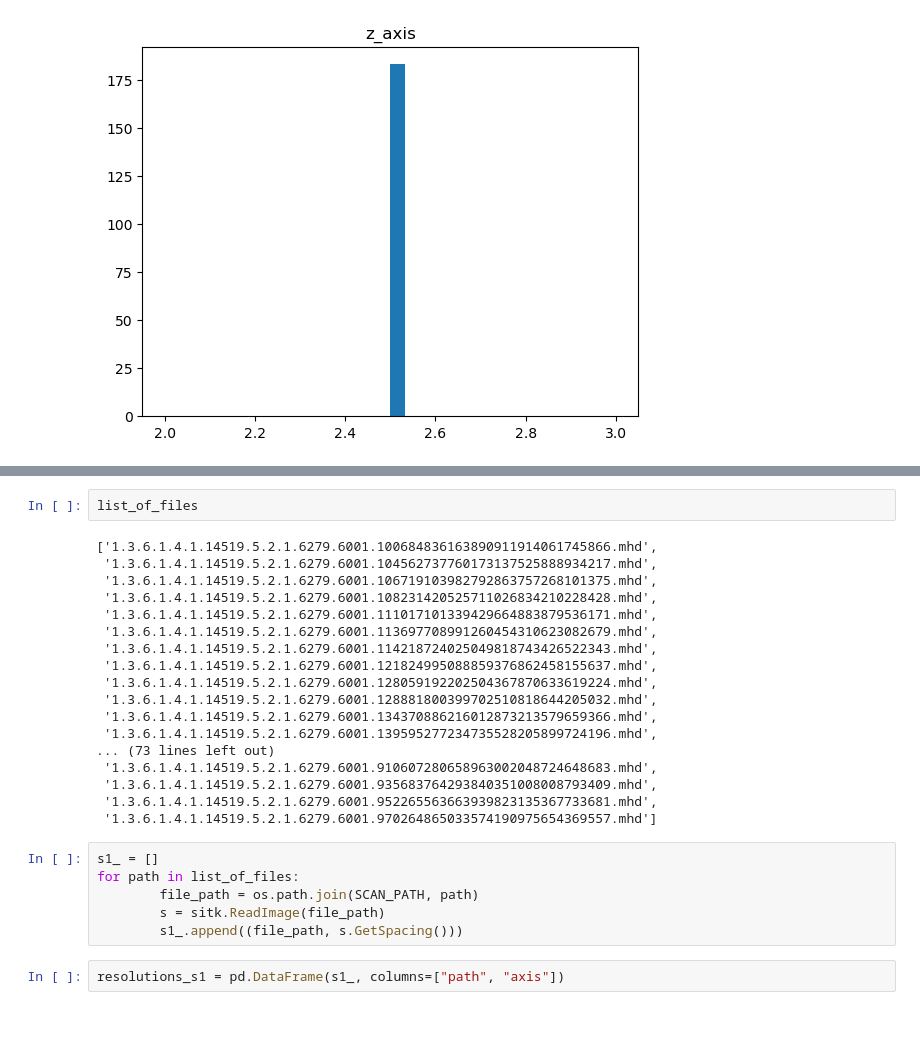
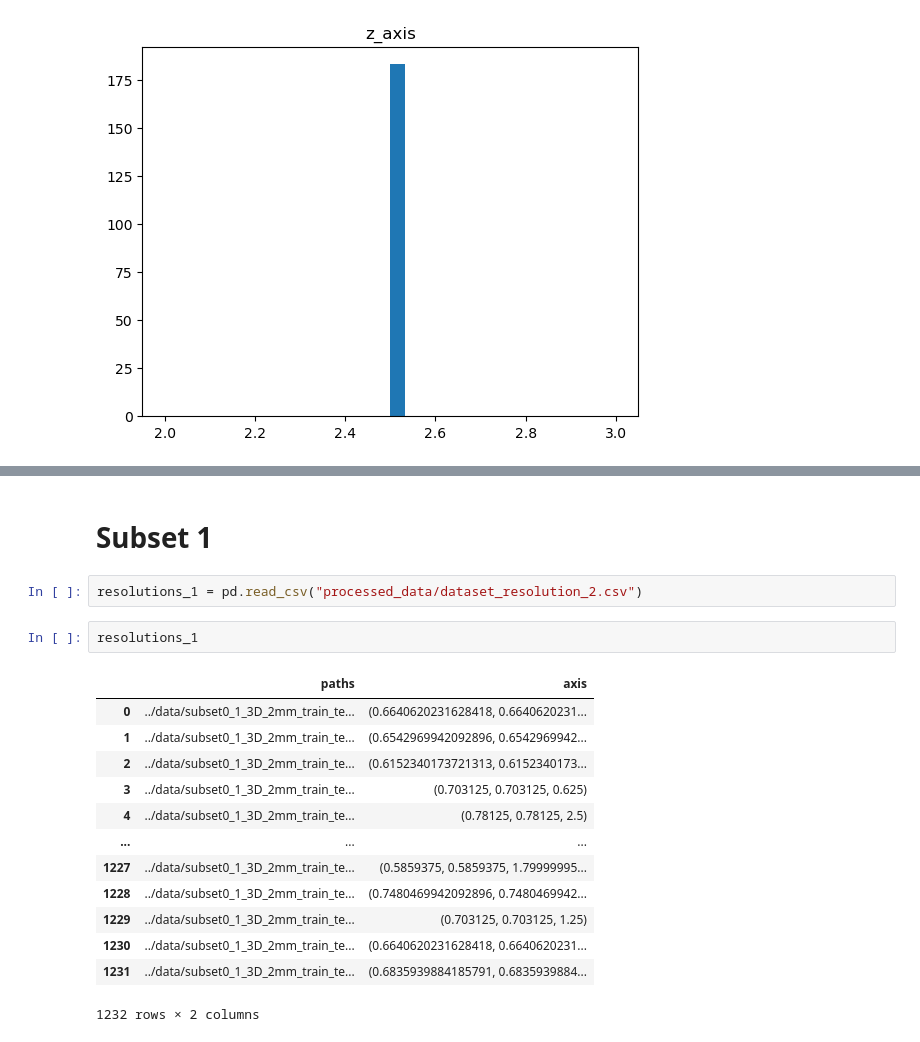
Before and after one commit to Bardhitoo/lung_cancer_proj, a Jupyter notebook: preprocessing_and_detection/resolution_exploration.ipynb, the cells around one changed output, grey strips where cells are left out. Drawn from its saved outputs; the diff is of its cells as text.

```diff
--- a/preprocessing_and_detection/resolution_exploration.ipynb
+++ b/preprocessing_and_detection/resolution_exploration.ipynb
@@ -68,29 +60,21 @@ list_of_files = [file for file in os.listdir(SCAN_PATH) if file.endswith("mhd")]
-# %%
-list_of_files
-# %% [output]
-['1.3.6.1.4.1.14519.5.2.1.6279.6001.100684836163890911914061745866.mhd',
- '1.3.6.1.4.1.14519.5.2.1.6279.6001.104562737760173137525888934217.mhd',
- '1.3.6.1.4.1.14519.5.2.1.6279.6001.106719103982792863757268101375.mhd',
- '1.3.6.1.4.1.14519.5.2.1.6279.6001.108231420525711026834210228428.mhd',
- '1.3.6.1.4.1.14519.5.2.1.6279.6001.111017101339429664883879536171.mhd',
- '1.3.6.1.4.1.14519.5.2.1.6279.6001.113697708991260454310623082679.mhd',
- '1.3.6.1.4.1.14519.5.2.1.6279.6001.114218724025049818743426522343.mhd',
- '1.3.6.1.4.1.14519.5.2.1.6279.6001.121824995088859376862458155637.mhd',
- '1.3.6.1.4.1.14519.5.2.1.6279.6001.128059192202504367870633619224.mhd',
- '1.3.6.1.4.1.14519.5.2.1.6279.6001.128881800399702510818644205032.mhd',
- '1.3.6.1.4.1.14519.5.2.1.6279.6001.134370886216012873213579659366.mhd',
- '1.3.6.1.4.1.14519.5.2.1.6279.6001.139595277234735528205899724196.mhd',
-... (73 lines left out)
- '1.3.6.1.4.1.14519.5.2.1.6279.6001.910607280658963002048724648683.mhd',
- '1.3.6.1.4.1.14519.5.2.1.6279.6001.935683764293840351008008793409.mhd',
- '1.3.6.1.4.1.14519.5.2.1.6279.6001.952265563663939823135367733681.mhd',
- '1.3.6.1.4.1.14519.5.2.1.6279.6001.970264865033574190975654369557.mhd']
-# %%
-s1_ = []
-for path in list_of_files:
-        file_path = os.path.join(SCAN_PATH, path)
-        s = sitk.ReadImage(file_path)
-        s1_.append((file_path, s.GetSpacing()))
-# %%
-resolutions_s1 = pd.DataFrame(s1_, columns=["path", "axis"])
+# %% [markdown]
+# Subset 1
+# %%
+resolutions_1 = pd.read_csv("processed_data/dataset_resolution_2.csv")
+# %%
+resolutions_1
+# %% [output]
+|  | paths | axis |
+| 0 | ../data/subset0_1_3D_2mm_train_te... | (0.6640620231628418, 0.6640620231... |
+| 1 | ../data/subset0_1_3D_2mm_train_te... | (0.6542969942092896, 0.6542969942... |
+| 2 | ../data/subset0_1_3D_2mm_train_te... | (0.6152340173721313, 0.6152340173... |
+| 3 | ../data/subset0_1_3D_2mm_train_te... | (0.703125, 0.703125, 0.625) |
+| 4 | ../data/subset0_1_3D_2mm_train_te... | (0.78125, 0.78125, 2.5) |
+| ... | ... | ... |
+| 1227 | ../data/subset0_1_3D_2mm_train_te... | (0.5859375, 0.5859375, 1.79999995... |
+| 1228 | ../data/subset0_1_3D_2mm_train_te... | (0.7480469942092896, 0.7480469942... |
+| 1229 | ../data/subset0_1_3D_2mm_train_te... | (0.703125, 0.703125, 1.25) |
+| 1230 | ../data/subset0_1_3D_2mm_train_te... | (0.6640620231628418, 0.6640620231... |
+| 1231 | ../data/subset0_1_3D_2mm_train_te... | (0.6835939884185791, 0.6835939884... |
+1232 rows × 2 columns
 # %%
```
Also changed, not shown: parts of 11 cells of this notebook.
